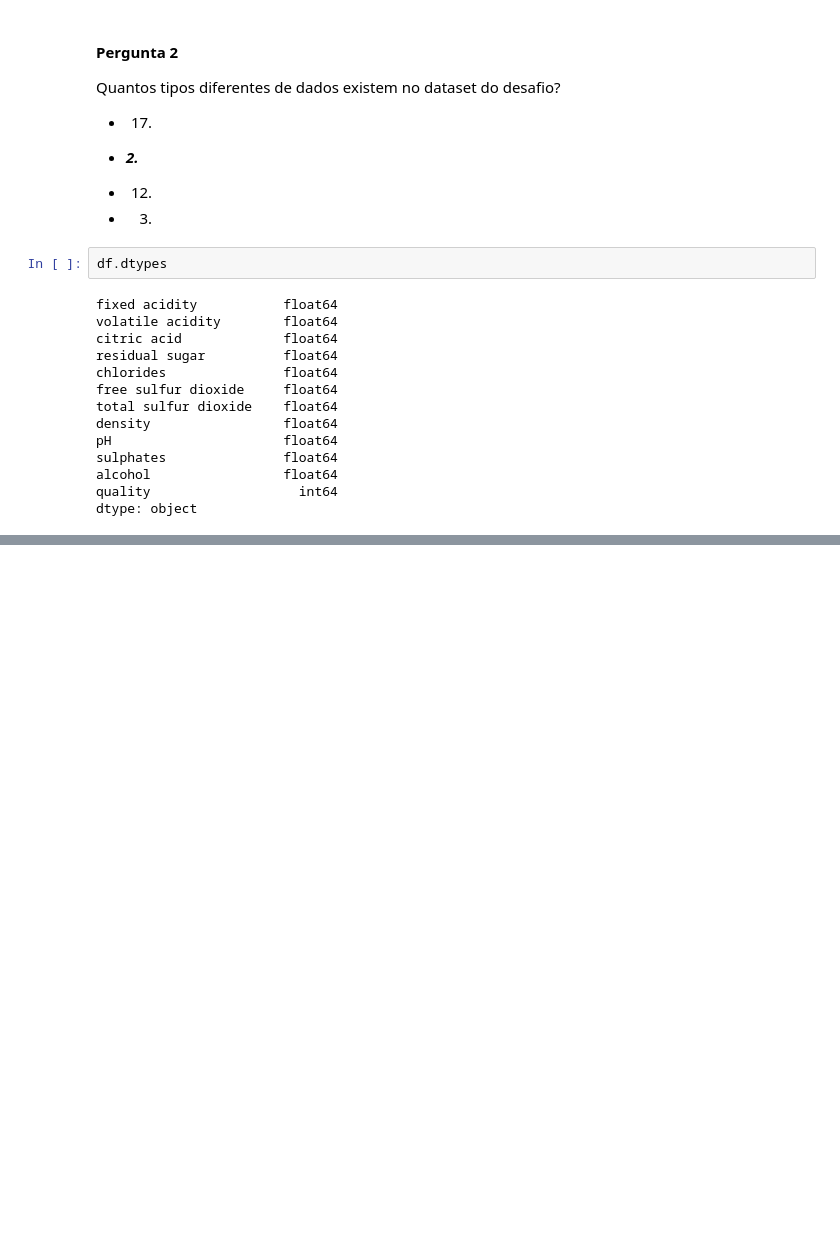
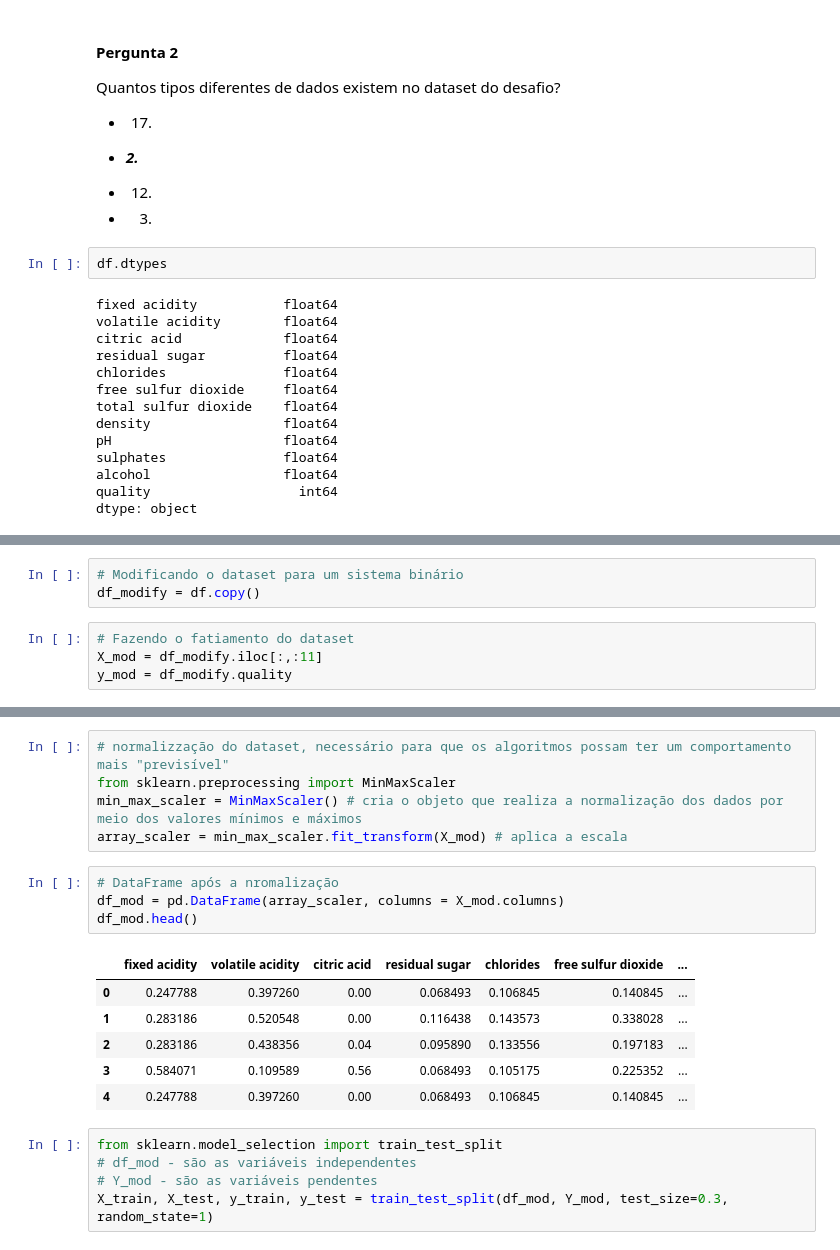
Before and after one commit to masedos/Bootcamp-Analista-de-Machine-Learning, a Jupyter notebook: Módulo 2/Desafio do Módulo 2/desafio_winequality_red.ipynb, the cells around one changed output, grey strips where cells are left out. Saved outputs shown, nothing was run; the diff lists cells and outputs as text; blank space fills up the shorter version.

```diff
--- a/Módulo 2/Desafio do Módulo 2/desafio_winequality_red.ipynb
+++ b/Módulo 2/Desafio do Módulo 2/desafio_winequality_red.ipynb
@@ -285,0 +541,7 @@ Modifique o dataset para um sistema binário que considere vinhos com nota maior
+# %%
+# Modificando o dataset para um sistema binário
+df_modify = df.copy()
+# %%
+# Fazendo o fatiamento do dataset
+X_mod = df_modify.iloc[:,:11]
+y_mod = df_modify.quality
@@ -285,0 +566,21 @@ Modifique o dataset para um sistema binário que considere vinhos com nota maior
+# %%
+# normalizzação do dataset, necessário para que os algoritmos possam ter um comportamento mais "previsível"
+from sklearn.preprocessing import MinMaxScaler
+min_max_scaler = MinMaxScaler() # cria o objeto que realiza a normalização dos dados por meio dos valores mínimos e máximos
+array_scaler = min_max_scaler.fit_transform(X_mod) # aplica a escala
+# %%
+# DataFrame após a nromalização
+df_mod = pd.DataFrame(array_scaler, columns = X_mod.columns)
+df_mod.head()
+# %% [output]
+|  | fixed acidity | volatile acidity | citric acid | residual sugar | chlorides | free sulfur dioxide | ... |
+| 0 | 0.247788 | 0.397260 | 0.00 | 0.068493 | 0.106845 | 0.140845 | ... |
+| 1 | 0.283186 | 0.520548 | 0.00 | 0.116438 | 0.143573 | 0.338028 | ... |
+| 2 | 0.283186 | 0.438356 | 0.04 | 0.095890 | 0.133556 | 0.197183 | ... |
+| 3 | 0.584071 | 0.109589 | 0.56 | 0.068493 | 0.105175 | 0.225352 | ... |
+| 4 | 0.247788 | 0.397260 | 0.00 | 0.068493 | 0.106845 | 0.140845 | ... |
+# %%
+from sklearn.model_selection import train_test_split
+# df_mod - são as variáveis independentes
+# Y_mod - são as variáveis pendentes
+X_train, X_test, y_train, y_test = train_test_split(df_mod, Y_mod, test_size=0.3, random_state=1)
```
Also changed, not shown: parts of 77 cells of this notebook.
